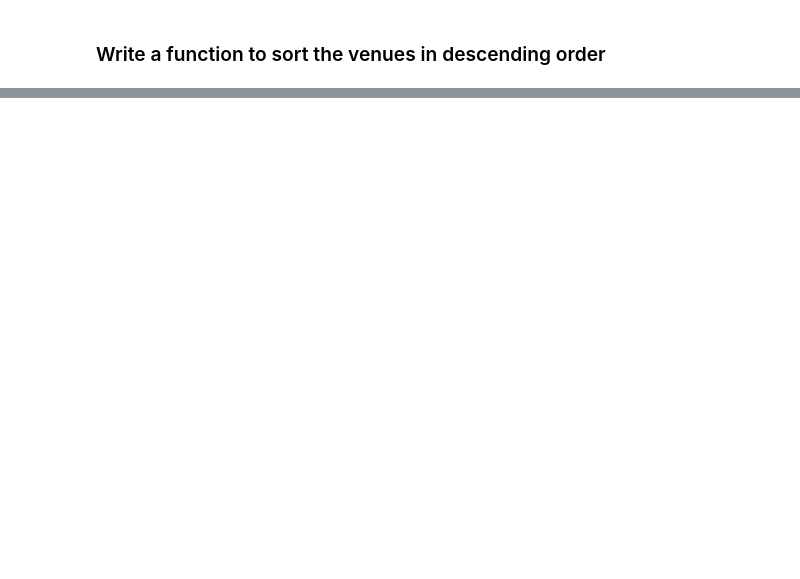
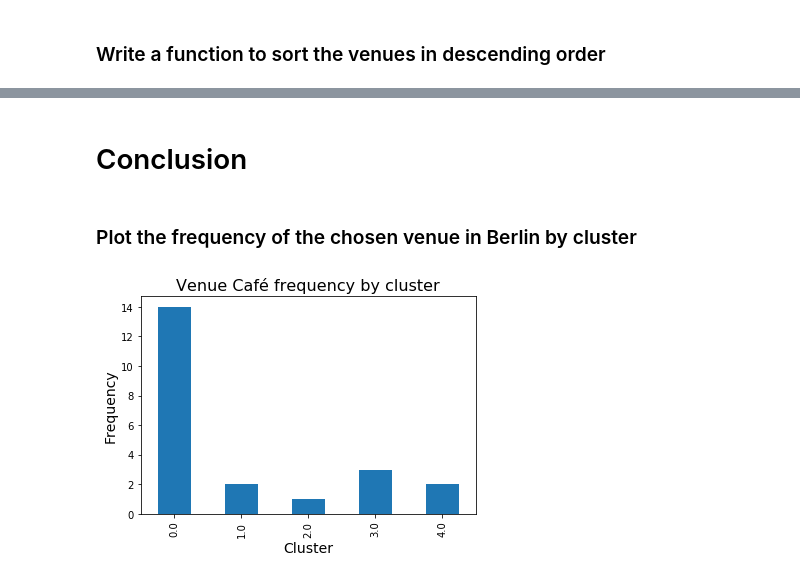
Before and after one commit to littledevilsisi/Coursera_Capstone, a Jupyter notebook: The_Battle_of_Neighbourhoods_in_Berlin.ipynb, the cells around one changed output, grey strips where cells are left out. Cells and saved outputs as stored; diff of their text form; code cells hidden in the pictures; blank space fills up the shorter version.

```diff
--- a/The_Battle_of_Neighbourhoods_in_Berlin.ipynb
+++ b/The_Battle_of_Neighbourhoods_in_Berlin.ipynb
@@ -643,0 +530,11 @@ The findings show that the best place to open a bio vegan coffee shop in Berlin
+# %%
+# set number of clusters
+kclusters = 5
+
+berlin_grouped_clustering = berlin_grouped.drop('Neighborhood', 1)
+
+# run k-means clustering
+kmeans = KMeans(n_clusters=kclusters, random_state=0).fit(berlin_grouped_clustering)
+
+# check cluster labels generated for each row in the dataframe
+kmeans.labels_
@@ -643,0 +546,10 @@ The findings show that the best place to open a bio vegan coffee shop in Berlin
+# %%
+# add clustering labels
+neighborhoods_venues_sorted.insert(0, 'Cluster Labels', kmeans.labels_)
+
+berlin_merged = berlin_data
+
+# merge toronto_grouped with toronto_data to add latitude/longitude for each neighborhood
+berlin_merged = berlin_merged.join(neighborhoods_venues_sorted.set_index('Neighborhood'), on='Neighborhood')
+
+berlin_merged.head()
@@ -643,0 +604,4 @@ The findings show that the best place to open a bio vegan coffee shop in Berlin
+# %%
+berlin_clustered = pd.concat([berlin_grouped, berlin_merged['Cluster Labels']], axis=1)
+berlin_clustered.dropna(inplace=True)
+berlin_clustered
@@ -643,0 +626,13 @@ The findings show that the best place to open a bio vegan coffee shop in Berlin
+# %% [markdown]
+# Conclusion <a name="conclusion"></a>
+# %% [markdown]
+### Plot the frequency of the chosen venue in Berlin by cluster
+# %%
+# plot the Cafés in Berlin by cluster
+ax = berlin_clustered.groupby('Cluster Labels').count()['Café'].plot.bar()
+ax.set_title('Venue Café frequency by cluster', fontsize=16)
+ax.set_xlabel('Cluster', fontsize=14)
+ax.set_ylabel('Frequency', fontsize=14)
+plt.show()
+# %% [output]
+[figure, added]
```
Also changed, not shown: parts of 62 cells of this notebook.
